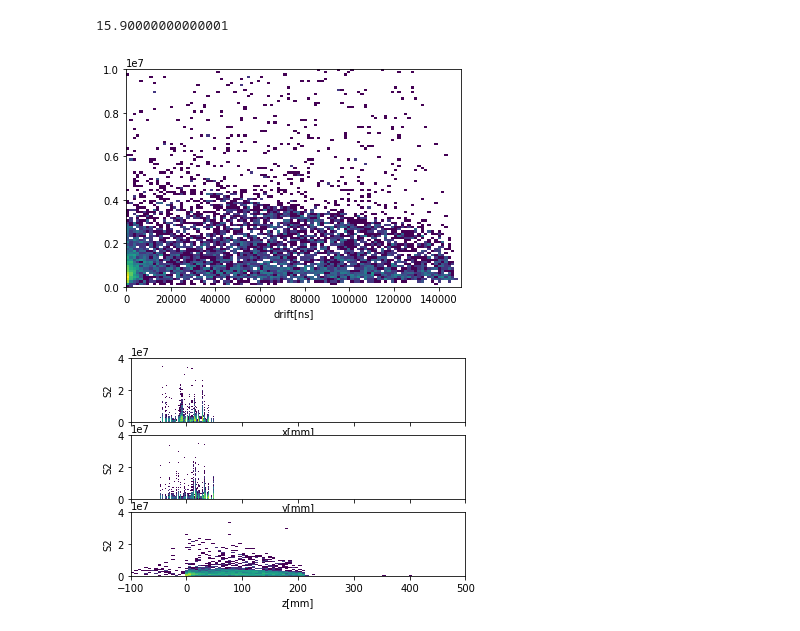
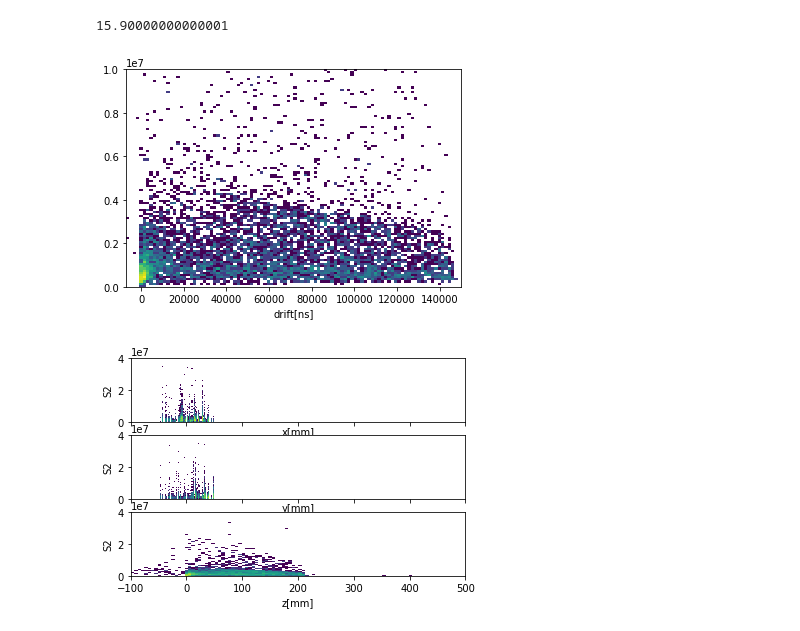
Before and after one commit to wesselrijk/XENON1T_NikhefProject, a Jupyter notebook: DataAnalysis/NG_position_reconstruction.ipynb, the cells around one changed output. Cells and saved outputs as stored; diff of their text form; code cells hidden in the pictures.

```diff
--- a/DataAnalysis/NG_position_reconstruction.ipynb
+++ b/DataAnalysis/NG_position_reconstruction.ipynb
@@ -266,19 +266,19 @@ print(position_list[0]['x'])
 # %%
 #plotting the drift time
 s1 = []
 s2 = []
 drift = []
 for event in data:
-    drift.append(2*(event['s2_position']-event['s1_position'])) #why 2 times?
+    drift.append(2*(event['s2_position']-event['s1_position']))
     s1.append(event['s1'])
     s2.append(event['s2'])
 fig, ax = plt.subplots()
-ax.hist2d(drift,s2, bins=(100,100), range=((0,150000), (0,1e7)), norm=mpl.colors.LogNorm())
+ax.hist2d(drift,s2, bins=(100,100), range=((-7000,150000), (0,1e7)), norm=mpl.colors.LogNorm())
 ax.set_xlabel("drift[ns]")
 fname = 'NG_drift10000.png'
 fig.savefig(fname, dpi = (200))
 # %% [output]
-[figure, old version]
+[figure, new version]
 # %%
 fig, ax = plt.subplots(3, 1, sharex='col')
 ax[0].hist2d(x,s2, bins=(100,100), range=((-100, 100),(0, 40000000)), norm=mpl.colors.LogNorm())
```
Also changed, not shown: parts of 2 cells of this notebook.
